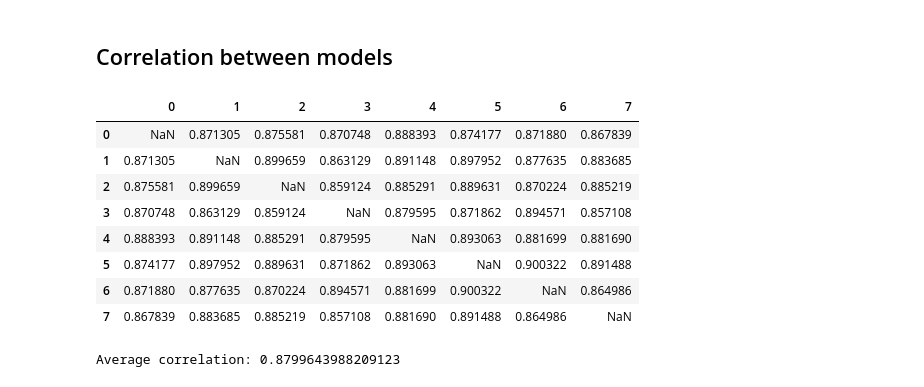
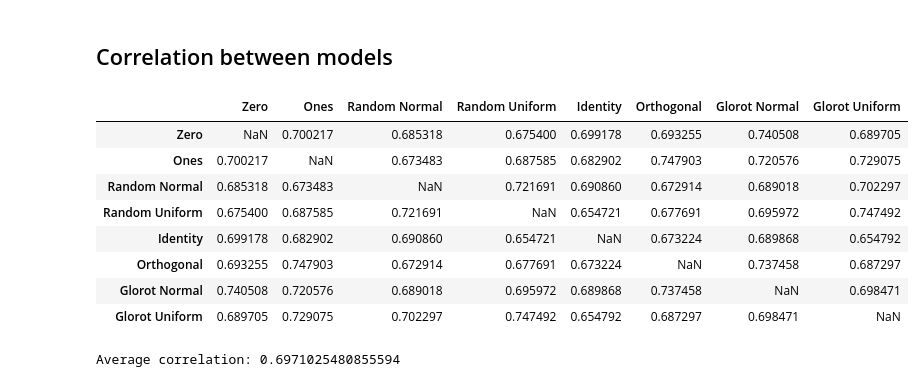
Before and after one commit to SjoerdC/NaturalComputing, a Jupyter notebook: Project/weight_int_FashionMNIST.ipynb, the cells around one changed output. Drawn from its saved outputs; the diff is of its cells as text; code cells hidden in the pictures.

```diff
--- a/Project/weight_int_FashionMNIST.ipynb
+++ b/Project/weight_int_FashionMNIST.ipynb
@@ -63,7 +55,7 @@ x_train shape: (60000, 28, 28, 1)
 # %%
 # Convert class vectors to binary class matrices.
 y_train = keras.utils.to_categorical(y_train, NUM_CLASSES)
-y_test = keras.utils.to_categorical(y_test, NUM_CLASSES)
+y_testc = keras.utils.to_categorical(y_test, NUM_CLASSES)
 # %%
 x_train = x_train.astype('float32')
 x_test = x_test.astype('float32')
@@ -110,7 +91,8 @@ def predict(models):
 # Train
 # %%
 models = []
-accuracies = [0]
+accuracies = []
+predictions = []
 initializer = ["Zero","Ones","Random Normal","Random Uniform","Identity","Orthogonal","Glorot Normal","Glorot Uniform"]
 for i in range(len(initializer)):
 
@@ -141,13 +123,13 @@ for i in range(len(initializer)):
     model.fit(x_train,y_train,
               batch_size = BATCH_SIZE,
               epochs = EPOCHS,
-              validation_data = (x_test,y_test),
+              validation_data = (x_val,y_val),
               shuffle = True,
               callbacks=[es])
     models.append(model)
-
-    acc = predict(models)
-
+    y_prob = model.predict(x_test)
+    predictions.append(y_prob.argmax(axis=-1))
+    acc = model.evaluate(x_test,y_testc)[1]
     accuracies.append(acc)
 
     print(f"Model: {i} added. Resulting score: {acc}")
@@ -301,7 +163,6 @@ Model: 7 added. Resulting score: 0.7195
 # Accuracy
 # %%
 accuracy_df = pd.DataFrame(accuracies, columns=["Accuracy"])
-initializer.insert(0, "None")
 accuracy_df["weight_init_method"] = initializer
 display(accuracy_df)
 
@@ -328,2 +191,7 @@ plt.show()
+# %%
+classified = []
+
+for prediction in tqdm(predictions):
+    classified.append([1 if i==j else 0 for i,j in zip(prediction,y_test)])
 # %% [markdown]
 ## Correlation between models
@@ -335,28 +198,31 @@ for m in tqdm(models):
 # %%
 correlation_matrix = []
 
-for ix, x in enumerate(predictions):
+for ix, x in enumerate(classified):
   row = []
 
-  for iy, y in enumerate(predictions):
+  for iy, y in enumerate(classified):
     if (ix == iy):
       row.append(np.nan)
     else:
       row.append(pearsonr(x,y)[0])
 
   correlation_matrix.append(row)
 
 correlation_matrix = np.array(correlation_matrix)
-display(pd.DataFrame(correlation_matrix))
+correlation_matrix_df = pd.DataFrame(correlation_matrix)
+correlation_matrix_df.columns = initializer
+correlation_matrix_df.index = initializer
+display(correlation_matrix_df)
 print("Average correlation: " + str(np.nanmean(correlation_matrix.flatten())))
 # %% [output]
-|  | 0 | 1 | 2 | 3 | 4 | 5 | 6 | 7 |
-| 0 | NaN | 0.871305 | 0.875581 | 0.870748 | 0.888393 | 0.874177 | 0.871880 | 0.867839 |
-| 1 | 0.871305 | NaN | 0.899659 | 0.863129 | 0.891148 | 0.897952 | 0.877635 | 0.883685 |
-| 2 | 0.875581 | 0.899659 | NaN | 0.859124 | 0.885291 | 0.889631 | 0.870224 | 0.885219 |
-| 3 | 0.870748 | 0.863129 | 0.859124 | NaN | 0.879595 | 0.871862 | 0.894571 | 0.857108 |
-| 4 | 0.888393 | 0.891148 | 0.885291 | 0.879595 | NaN | 0.893063 | 0.881699 | 0.881690 |
-| 5 | 0.874177 | 0.897952 | 0.889631 | 0.871862 | 0.893063 | NaN | 0.900322 | 0.891488 |
-| 6 | 0.871880 | 0.877635 | 0.870224 | 0.894571 | 0.881699 | 0.900322 | NaN | 0.864986 |
-| 7 | 0.867839 | 0.883685 | 0.885219 | 0.857108 | 0.881690 | 0.891488 | 0.864986 | NaN |
+|  | Zero | Ones | Random Normal | Random Uniform | Identity | Orthogonal | Glorot Normal | Glorot Uniform |
+| Zero | NaN | 0.700217 | 0.685318 | 0.675400 | 0.699178 | 0.693255 | 0.740508 | 0.689705 |
+| Ones | 0.700217 | NaN | 0.673483 | 0.687585 | 0.682902 | 0.747903 | 0.720576 | 0.729075 |
+| Random Normal | 0.685318 | 0.673483 | NaN | 0.721691 | 0.690860 | 0.672914 | 0.689018 | 0.702297 |
+| Random Uniform | 0.675400 | 0.687585 | 0.721691 | NaN | 0.654721 | 0.677691 | 0.695972 | 0.747492 |
+| Identity | 0.699178 | 0.682902 | 0.690860 | 0.654721 | NaN | 0.673224 | 0.689868 | 0.654792 |
+| Orthogonal | 0.693255 | 0.747903 | 0.672914 | 0.677691 | 0.673224 | NaN | 0.737458 | 0.687297 |
+| Glorot Normal | 0.740508 | 0.720576 | 0.689018 | 0.695972 | 0.689868 | 0.737458 | NaN | 0.698471 |
+| Glorot Uniform | 0.689705 | 0.729075 | 0.702297 | 0.747492 | 0.654792 | 0.687297 | 0.698471 | NaN |
-Average correlation: 0.8799643988209123
+Average correlation: 0.6971025480855594
```
Also changed, not shown: parts of 7 cells of this notebook.
